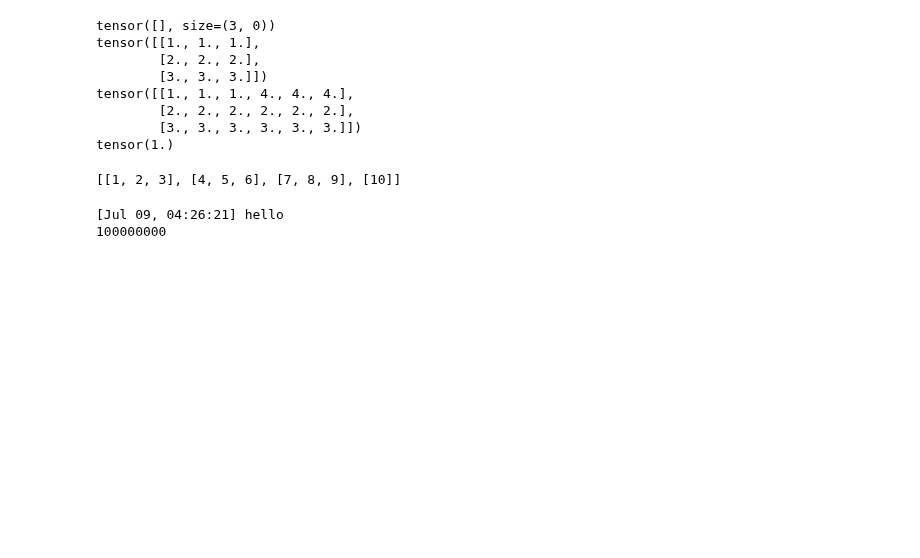
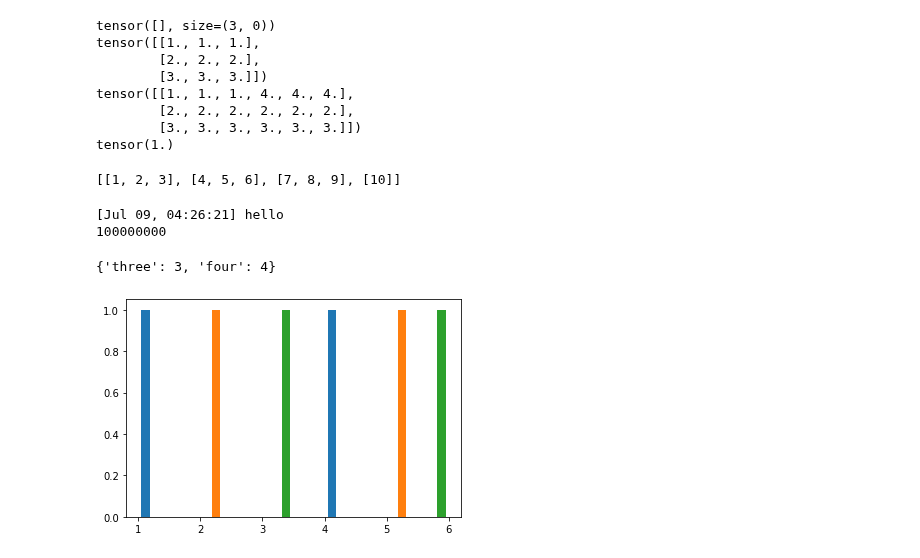
Before and after one commit to Chipxiang/search-exposure, a Jupyter notebook: forward_ranker/dssm_train.ipynb, the cells around one changed output. Saved outputs shown, nothing was run; the diff lists cells and outputs as text; code cells hidden in the pictures; blank space fills up the shorter version.

```diff
--- a/forward_ranker/dssm_train.ipynb
+++ b/forward_ranker/dssm_train.ipynb
@@ -283,3 +283,18 @@ print("[{}] {}".format(datetime.now(timezone(timedelta(hours=-4))).strftime("%b
 # %% [output]
 [Jul 09, 04:26:21] hello
 100000000
+# %%
+import random
+test_dict = {"one":1, "two":2, "three":3, "four":4}
+dict(random.sample(list(test_dict.items()), 2))
+# %% [output]
+{'three': 3, 'four': 4}
+# %%
+import numpy as np
+import matplotlib.pyplot as plt
+test_array = np.array([[1,2,3], [4,5,6]])
+test_array.flatten()
+plt.hist(test_array)
+plt.show()
+# %% [output]
+[figure, added]
```
Also changed, not shown: parts of 8 cells of this notebook, 5 other files.
